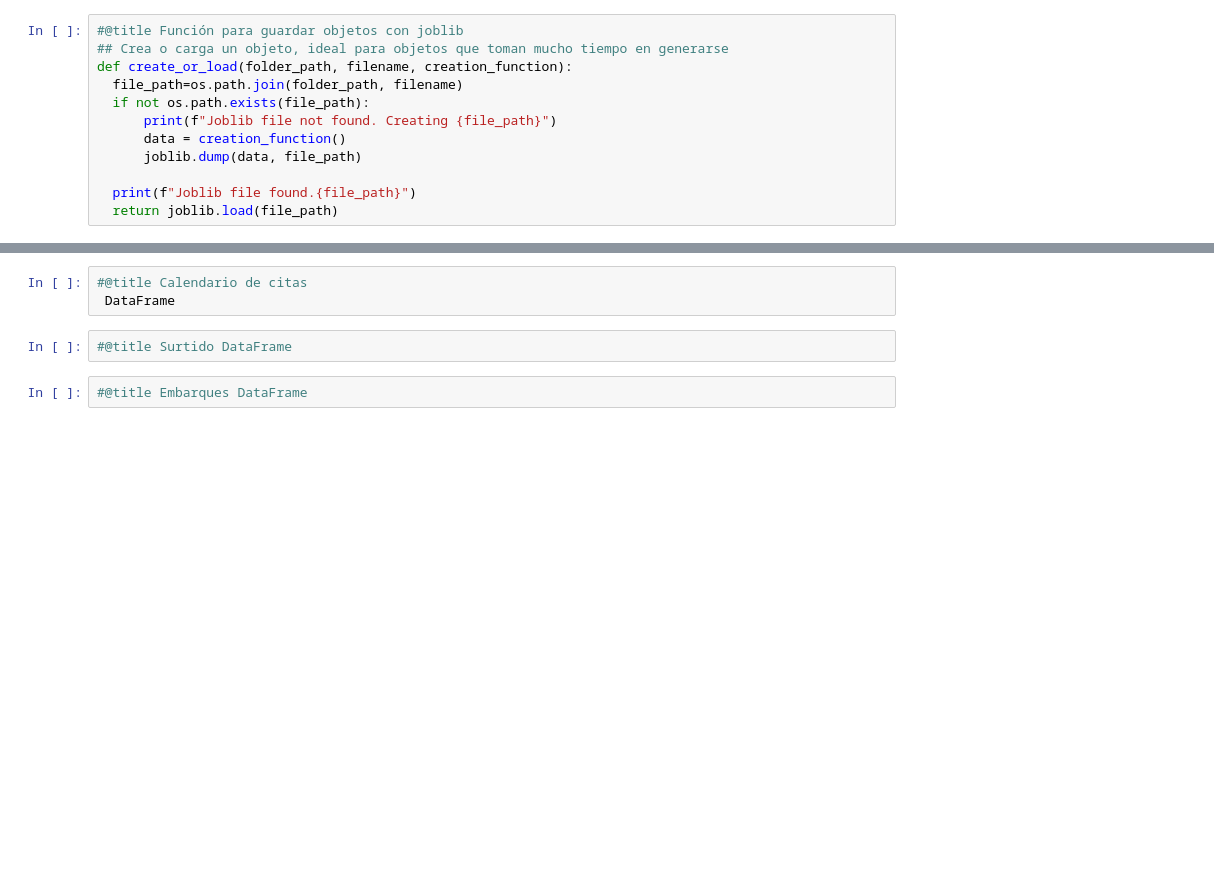
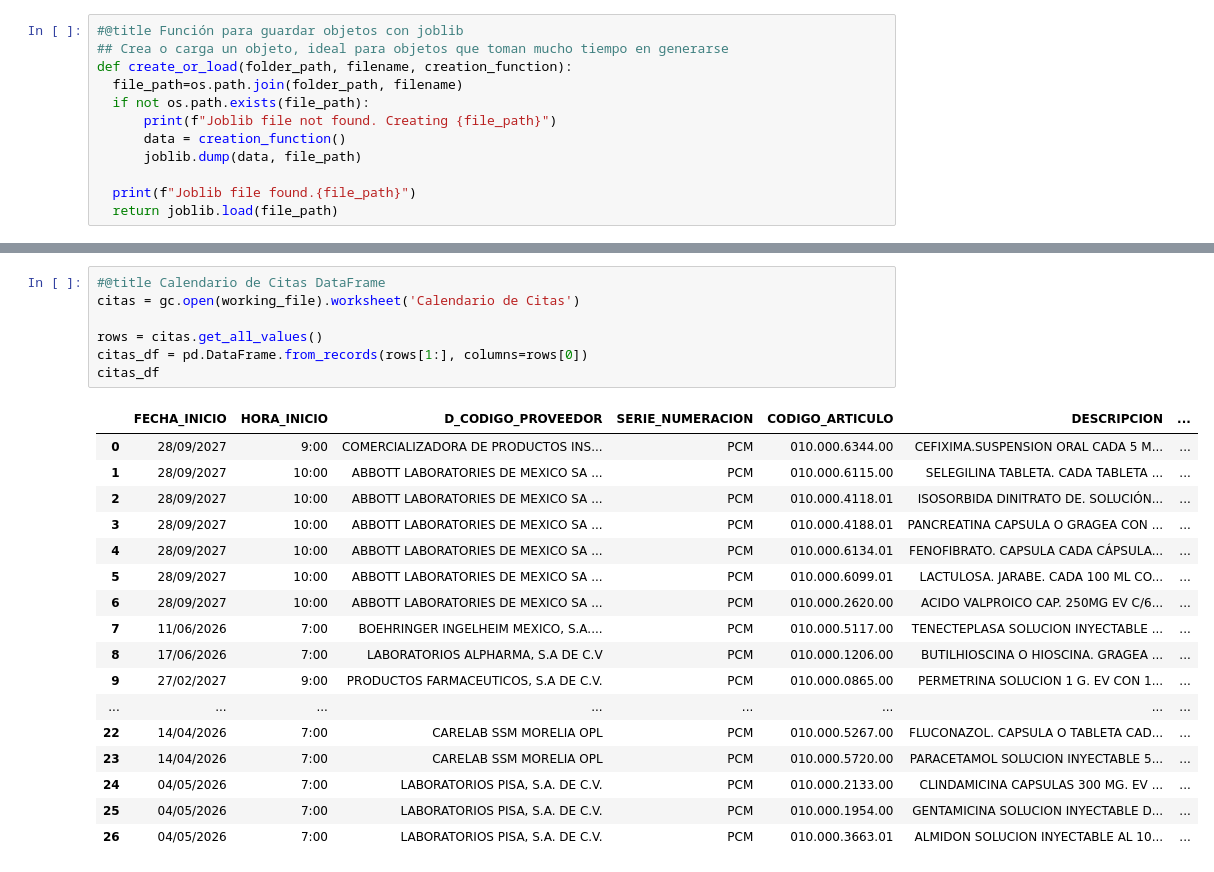
Before and after one commit to Quantium/Zeus-Notebooks, a Jupyter notebook: ZeusPipeline.ipynb, the cells around one changed output, grey strips where cells are left out. Drawn from its saved outputs; the diff is of its cells as text; blank space fills up the shorter version.

```diff
--- a/ZeusPipeline.ipynb
+++ b/ZeusPipeline.ipynb
@@ -140,10 +146,28 @@ pedidos_df
 | 173 |  |  | 1 | 5460 | M | OP6 | 1785 | ... |
 | 174 |  |  | 1 | 5460 | M | OP6 | 1786 | ... |
 175 rows × 14 columns
-# %%
-#@title Calendario de citas
- DataFrame
-# %%
-#@title Surtido DataFrame
-# %%
-#@title Embarques DataFrame
+# %%
+#@title Calendario de Citas DataFrame
+citas = gc.open(working_file).worksheet('Calendario de Citas')
+
+rows = citas.get_all_values()
+citas_df = pd.DataFrame.from_records(rows[1:], columns=rows[0])
+citas_df
+# %% [output]
+|  | FECHA_INICIO | HORA_INICIO | D_CODIGO_PROVEEDOR | SERIE_NUMERACION | CODIGO_ARTICULO | DESCRIPCION | ... |
+| 0 | 28/09/2027 | 9:00 | COMERCIALIZADORA DE PRODUCTOS INS... | PCM | 010.000.6344.00 | CEFIXIMA.SUSPENSION ORAL CADA 5 M... | ... |
+| 1 | 28/09/2027 | 10:00 | ABBOTT LABORATORIES DE MEXICO SA ... | PCM | 010.000.6115.00 | SELEGILINA TABLETA. CADA TABLETA ... | ... |
+| 2 | 28/09/2027 | 10:00 | ABBOTT LABORATORIES DE MEXICO SA ... | PCM | 010.000.4118.01 | ISOSORBIDA DINITRATO DE. SOLUCIÓN... | ... |
+| 3 | 28/09/2027 | 10:00 | ABBOTT LABORATORIES DE MEXICO SA ... | PCM | 010.000.4188.01 | PANCREATINA CAPSULA O GRAGEA CON ... | ... |
+| 4 | 28/09/2027 | 10:00 | ABBOTT LABORATORIES DE MEXICO SA ... | PCM | 010.000.6134.01 | FENOFIBRATO. CAPSULA CADA CÁPSULA... | ... |
+| 5 | 28/09/2027 | 10:00 | ABBOTT LABORATORIES DE MEXICO SA ... | PCM | 010.000.6099.01 | LACTULOSA. JARABE. CADA 100 ML CO... | ... |
+| 6 | 28/09/2027 | 10:00 | ABBOTT LABORATORIES DE MEXICO SA ... | PCM | 010.000.2620.00 | ACIDO VALPROICO CAP. 250MG EV C/6... | ... |
+| 7 | 11/06/2026 | 7:00 | BOEHRINGER INGELHEIM MEXICO, S.A.... | PCM | 010.000.5117.00 | TENECTEPLASA SOLUCION INYECTABLE ... | ... |
+| 8 | 17/06/2026 | 7:00 | LABORATORIOS ALPHARMA, S.A DE C.V | PCM | 010.000.1206.00 | BUTILHIOSCINA O HIOSCINA. GRAGEA ... | ... |
+| 9 | 27/02/2027 | 9:00 | PRODUCTOS FARMACEUTICOS, S.A DE C.V. | PCM | 010.000.0865.00 | PERMETRINA SOLUCION 1 G. EV CON 1... | ... |
+| ... | ... | ... | ... | ... | ... | ... | ... |
+| 22 | 14/04/2026 | 7:00 | CARELAB SSM MORELIA OPL | PCM | 010.000.5267.00 | FLUCONAZOL. CAPSULA O TABLETA CAD... | ... |
+| 23 | 14/04/2026 | 7:00 | CARELAB SSM MORELIA OPL | PCM | 010.000.5720.00 | PARACETAMOL SOLUCION INYECTABLE 5... | ... |
+| 24 | 04/05/2026 | 7:00 | LABORATORIOS PISA, S.A. DE C.V. | PCM | 010.000.2133.00 | CLINDAMICINA CAPSULAS 300 MG. EV ... | ... |
+| 25 | 04/05/2026 | 7:00 | LABORATORIOS PISA, S.A. DE C.V. | PCM | 010.000.1954.00 | GENTAMICINA SOLUCION INYECTABLE D... | ... |
+| 26 | 04/05/2026 | 7:00 | LABORATORIOS PISA, S.A. DE C.V. | PCM | 010.000.3663.01 | ALMIDON SOLUCION INYECTABLE AL 10... | ... |
```
Also changed, not shown: parts of 9 cells of this notebook.
